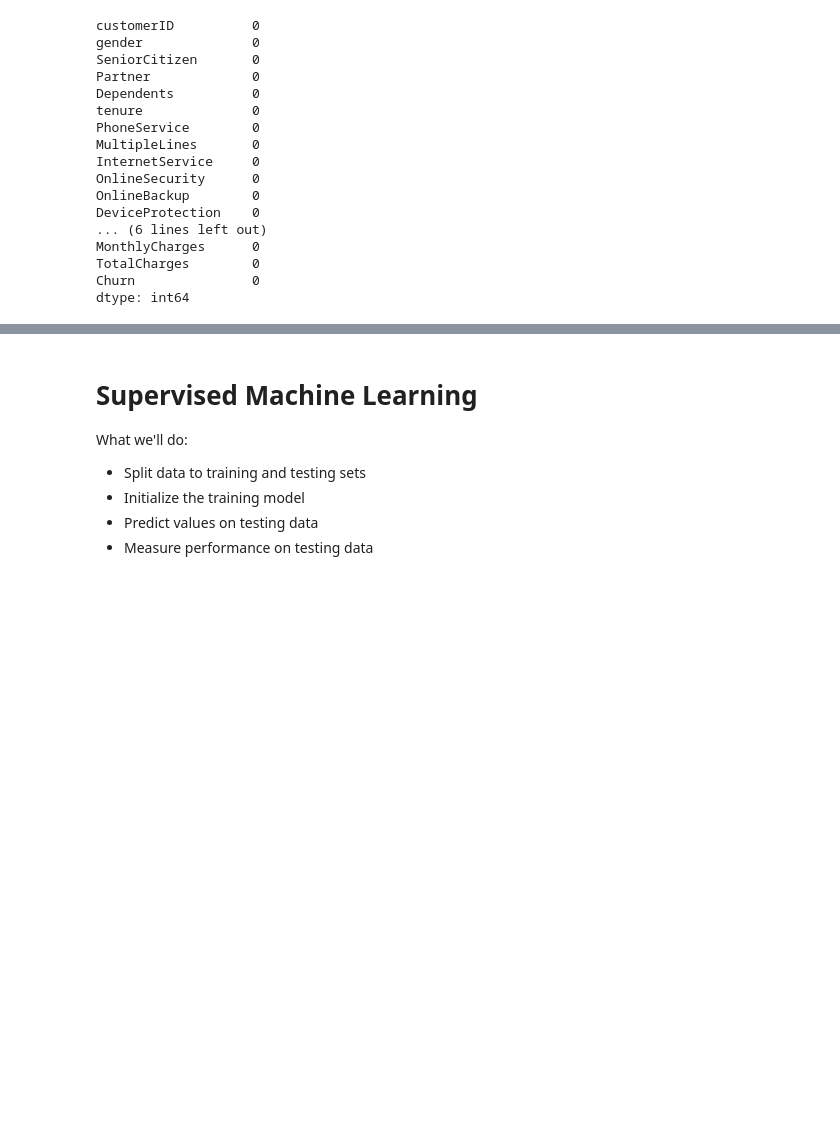
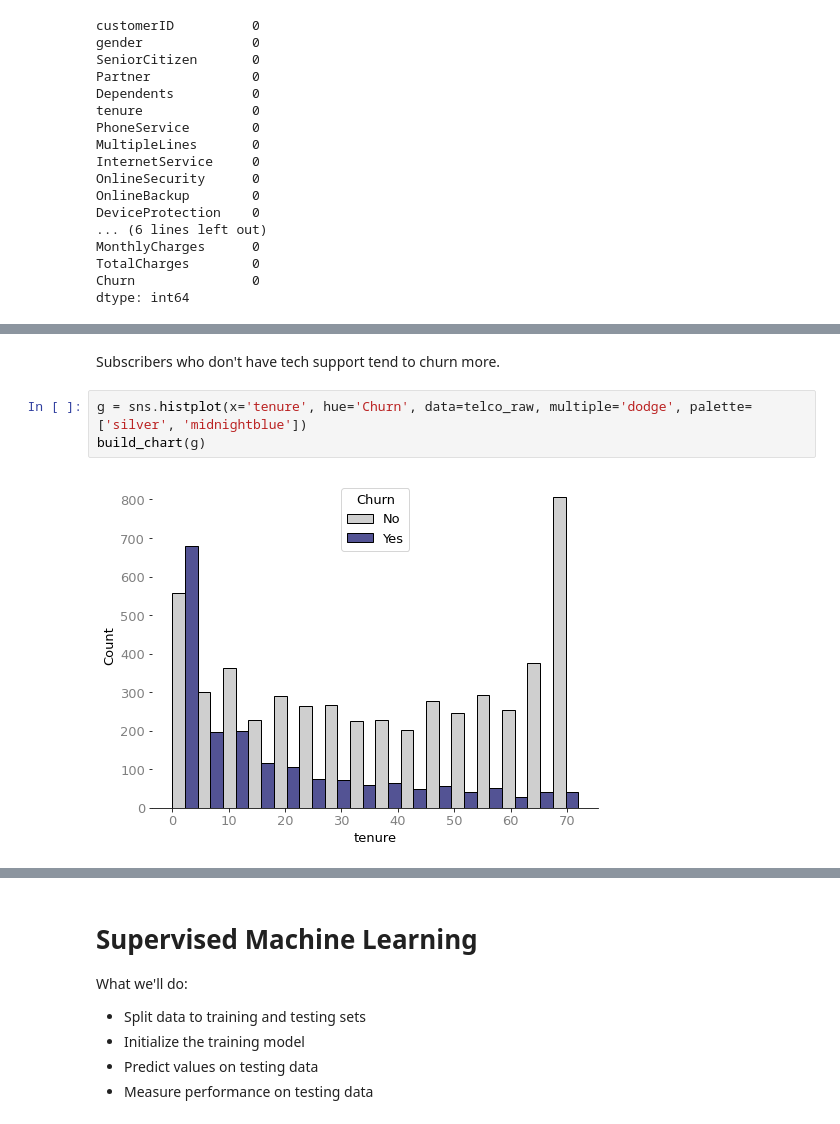
Before and after one commit to felixodette/Churn-Prediction-Telco, a Jupyter notebook: notebook.ipynb, the cells around one changed output, grey strips where cells are left out. Cells and saved outputs as stored; diff of their text form; blank space fills up the shorter version.

```diff
--- a/notebook.ipynb
+++ b/notebook.ipynb
@@ -79,0 +145,7 @@ Let's separate categorical and numerical columns and do one-hot encoding.
+# %% [markdown]
+Subscribers who don't have tech support tend to churn more.
+# %%
+g = sns.histplot(x='tenure', hue='Churn', data=telco_raw, multiple='dodge', palette=['silver', 'midnightblue'])
+build_chart(g)
+# %% [output]
+[figure, added]
```
Also changed, not shown: parts of 40 cells of this notebook.
